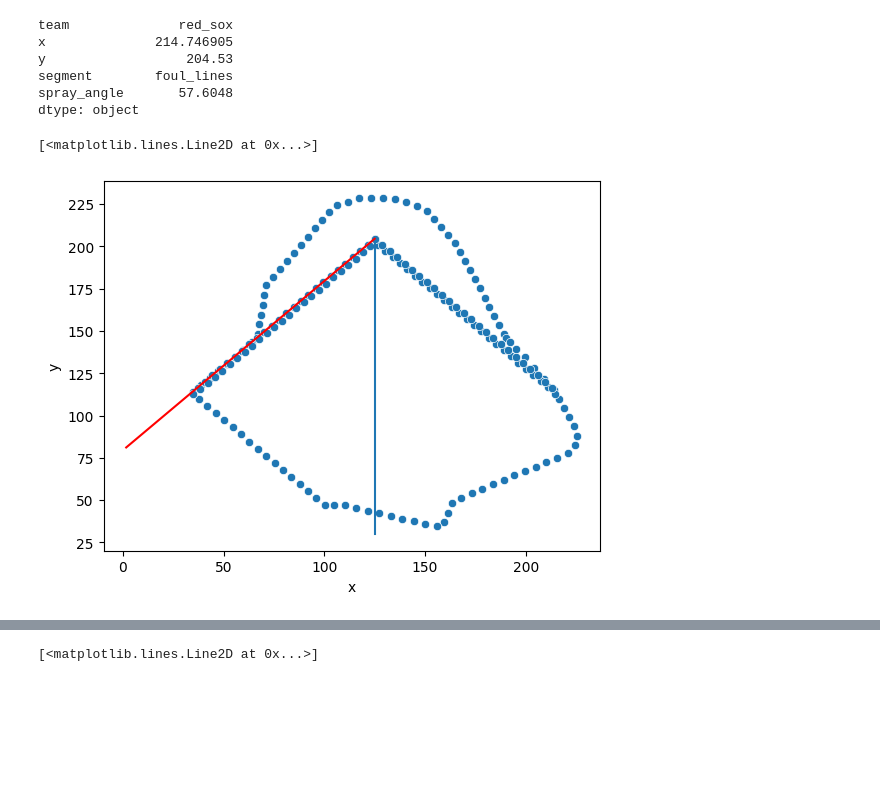
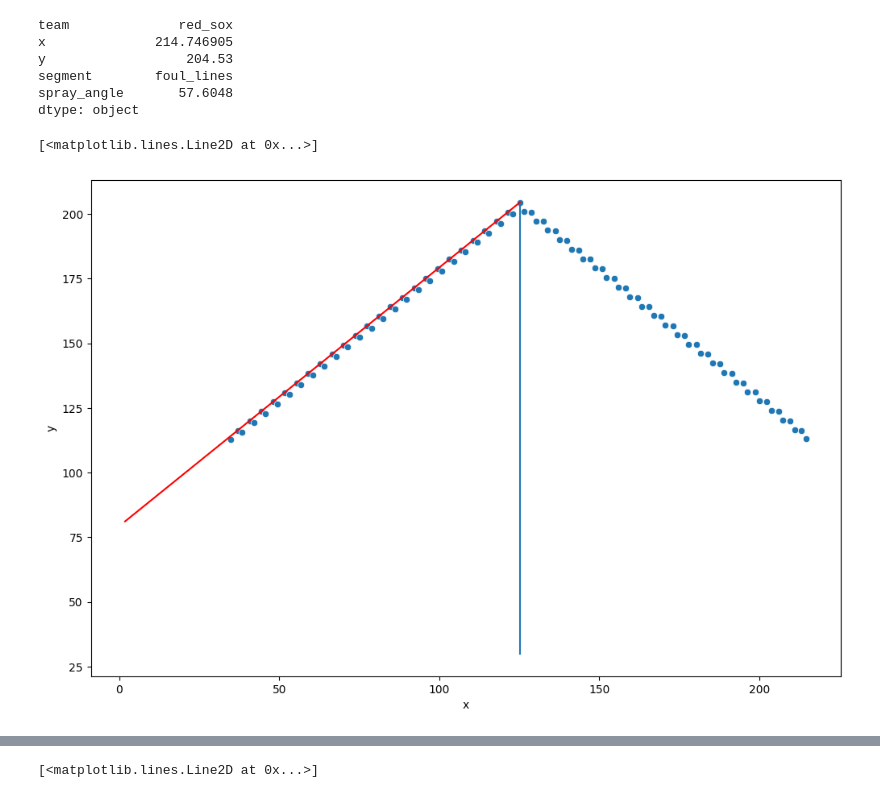
Before and after one commit to vtrudy01/YouTube-Code, a Jupyter notebook: main.ipynb, the cells around one changed output, grey strips where cells are left out. Saved outputs shown, nothing was run; the diff lists cells and outputs as text; code cells hidden in the pictures; blank space fills up the shorter version.

```diff
--- a/main.ipynb
+++ b/main.ipynb
@@ -77,15 +175,43 @@ dtype: object
+# %%
+def find_peak(df):
+    y_point = float(df['y'].max())
+    x_point = float(df[df['y']==y_point]['x'])
+
+    return x_point, y_point
+# %%
+def get_team_foul_lines(df, team):
+    foul_lines_df = df.query(f"team == '{team}' & segment == 'foul_lines'")
+    return foul_lines_df
+
+def get_team_outfield(df, team):
+    outfield_df = df.query(f"team == '{team}' & segment == 'outfield_outer'")
+    return outfield_df
+
+def get_only_outfield(df, team):
+    foul_lines_df = get_team_foul_lines(df, team)
+    outfield_df = get_team_outfield(df, team)
+
+    only_outfield_df = outfield_df[outfield_df['y']<=foul_lines_df['y'].min()]
+
+    return only_outfield_df
 # %%
-sns.scatterplot(data=dims.query('team == "red_sox" and (segment == "foul_lines" or segment == "outfield_outer")'), x='x',y='y')
-x = np.array([125] * 1000)
-y = np.linspace(30,204.53, 1000)
+foul_lines_df = get_team_foul_lines(dims, "red_sox")
 
-d = -45 * (np.pi/180)
+peak_x, peak_y = find_peak(foul_lines_df)
 
-x1 = (x - 125)*np.cos(d) - (y - 204.53)*np.sin(d) + 125
-y1 = (x - 125)*np.sin(d) + (y - 204.53)*np.cos(d) + 204.53
+x = np.array([peak_x] * 1000)
+y = np.linspace(30,peak_y, 1000)
 
+d = np.deg2rad(-45)
+
+x1 = (x - peak_x)*np.cos(d) - (y - peak_y)*np.sin(d) + peak_x
+y1 = (x - peak_x)*np.sin(d) + (y - peak_y)*np.cos(d) + peak_y
+
+plt.figure(figsize=(12,8))
+
+sns.scatterplot(data=foul_lines_df, x='x',y='y')
 plt.plot(x,y)
 plt.plot(x1,y1,'r')
 # %% [output]
 [<matplotlib.lines.Line2D at 0x...>]
-[figure, old version]
+[figure, new version]
```
Also changed, not shown: parts of 29 cells of this notebook, 1 other file.
